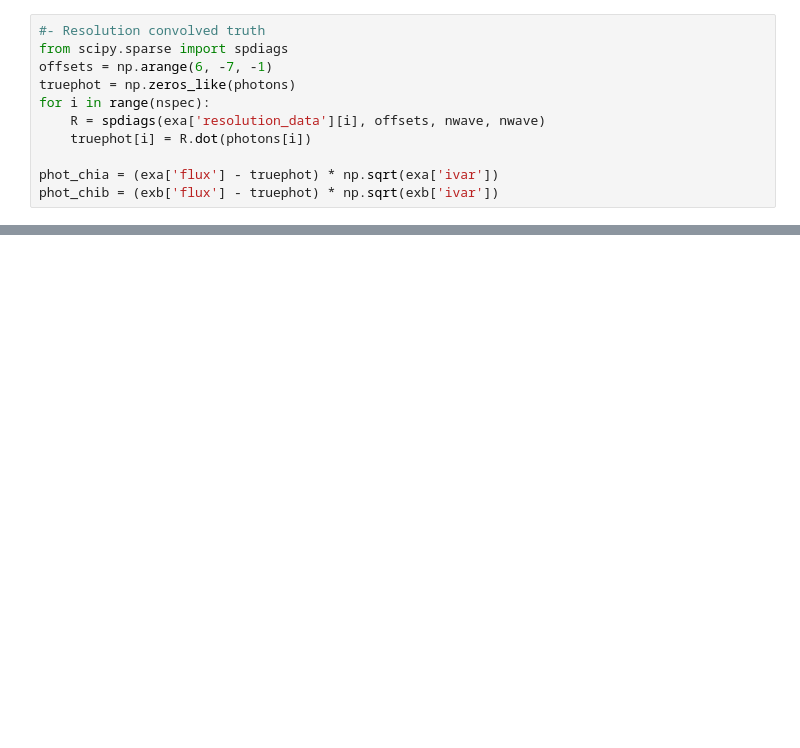
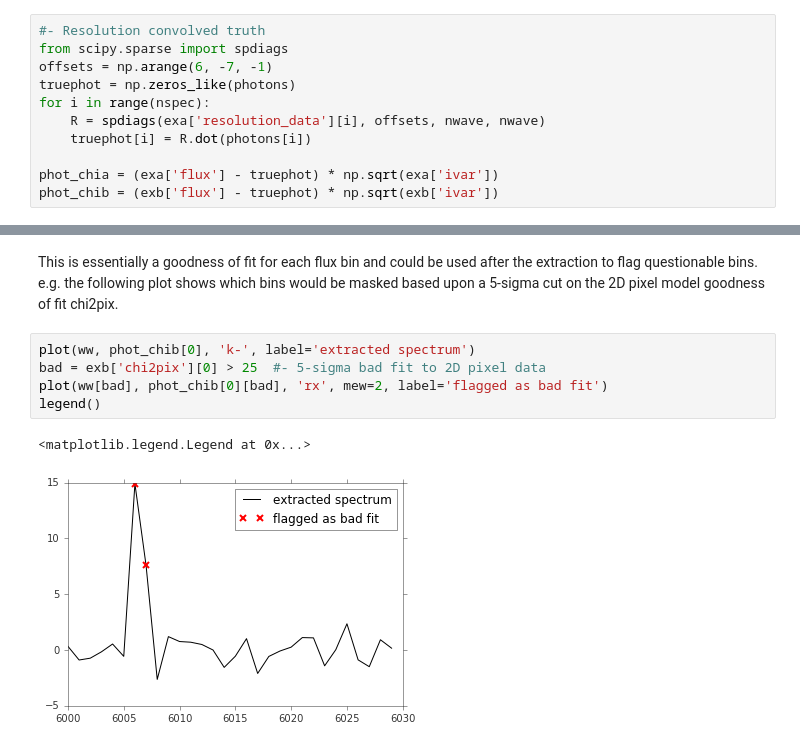
Before and after one commit to desihub/specter, a Jupyter notebook: doc/nb/unmasked_cosmics.ipynb, the cells around one changed output, grey strips where cells are left out. Saved outputs shown, nothing was run; the diff lists cells and outputs as text; blank space fills up the shorter version.

```diff
--- a/doc/nb/unmasked_cosmics.ipynb
+++ b/doc/nb/unmasked_cosmics.ipynb
@@ -104,0 +112,13 @@ legend()
+# %% [markdown]
+This is essentially a goodness of fit for each flux bin and could be used
+after the extraction to flag questionable bins.  e.g. the following plot
+shows which bins would be masked based upon a 5-sigma cut on the 2D pixel model
+goodness of fit chi2pix.
+# %%
+plot(ww, phot_chib[0], 'k-', label='extracted spectrum')
+bad = exb['chi2pix'][0] > 25  #- 5-sigma bad fit to 2D pixel data
+plot(ww[bad], phot_chib[0][bad], 'rx', mew=2, label='flagged as bad fit')
+legend()
+# %% [output]
+<matplotlib.legend.Legend at 0x...>
+[figure, added]
```
Also changed, not shown: parts of 6 cells of this notebook, 6 other files.
